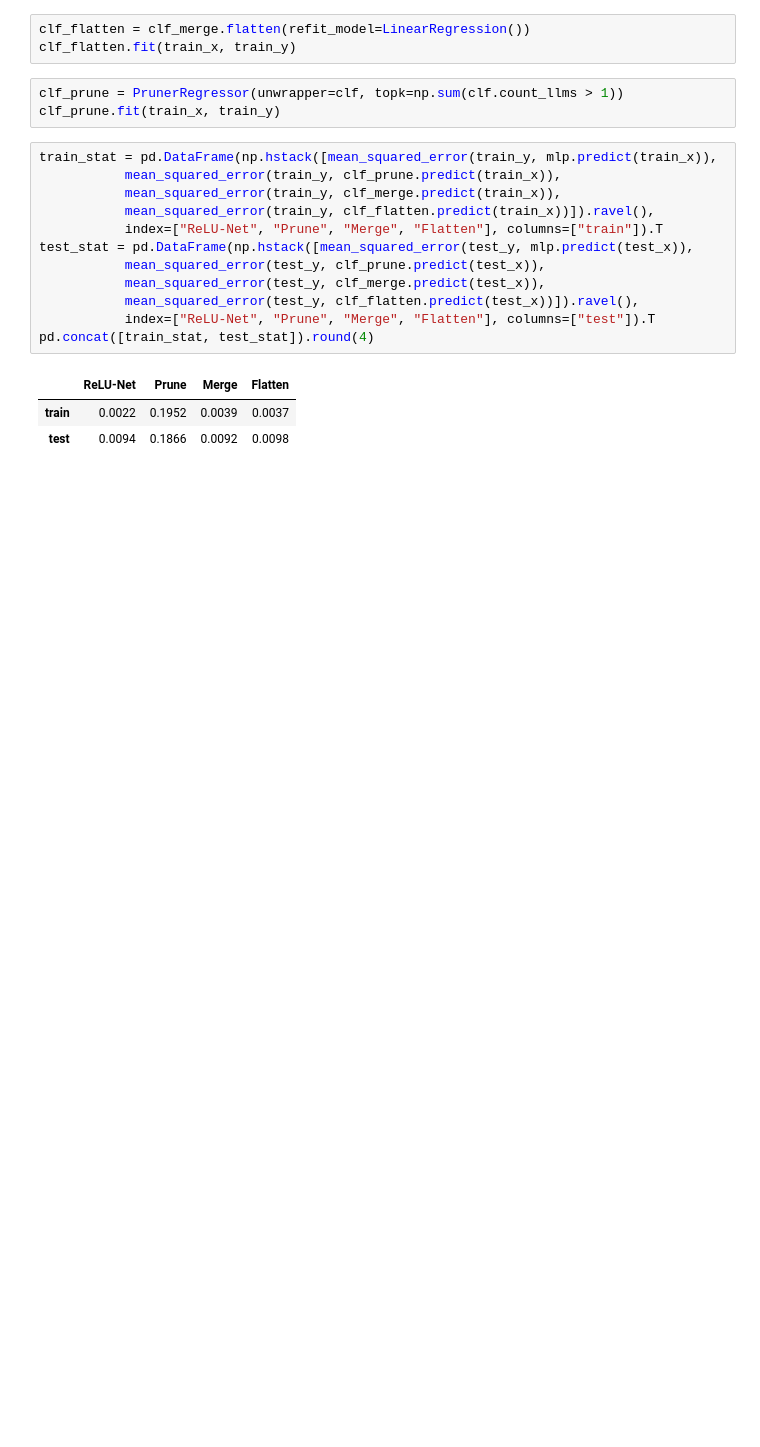
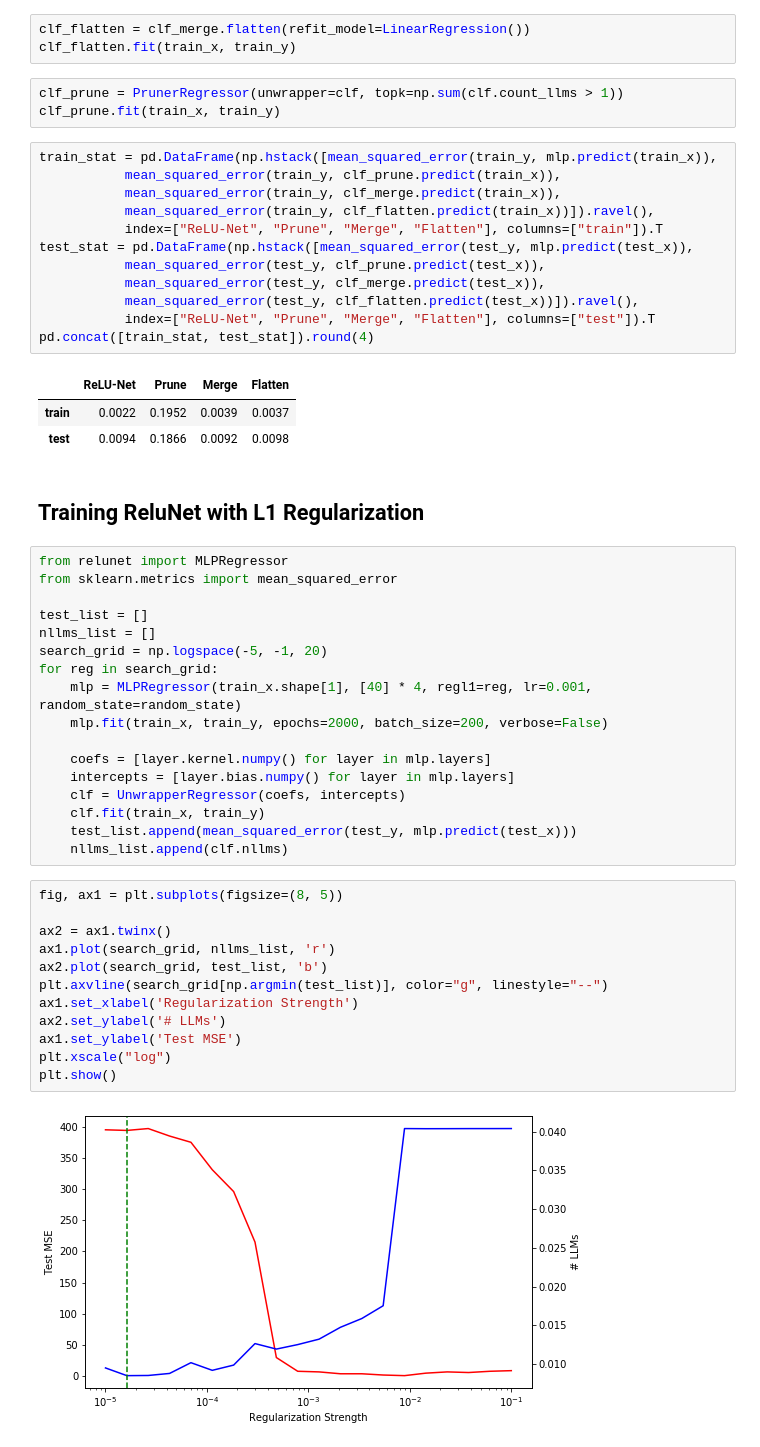
Before and after one commit to SelfExplainML/Aletheia, a Jupyter notebook: examples/BostonHouse.ipynb, the cells around one changed output. Cells and saved outputs as stored; diff of their text form; blank space fills up the shorter version.

```diff
--- a/examples/BostonHouse.ipynb
+++ b/examples/BostonHouse.ipynb
@@ -201,3 +202,36 @@ pd.concat([train_stat, test_stat]).round(4)
 |  | ReLU-Net | Prune | Merge | Flatten |
 | train | 0.0022 | 0.1952 | 0.0039 | 0.0037 |
 | test | 0.0094 | 0.1866 | 0.0092 | 0.0098 |
+# %% [markdown]
+## Training ReluNet with L1 Regularization
+# %%
+from relunet import MLPRegressor
+from sklearn.metrics import mean_squared_error
+
+test_list = []
+nllms_list = []
+search_grid = np.logspace(-5, -1, 20)
+for reg in search_grid:
+    mlp = MLPRegressor(train_x.shape[1], [40] * 4, regl1=reg, lr=0.001, random_state=random_state)
+    mlp.fit(train_x, train_y, epochs=2000, batch_size=200, verbose=False)
+
+    coefs = [layer.kernel.numpy() for layer in mlp.layers]
+    intercepts = [layer.bias.numpy() for layer in mlp.layers]
+    clf = UnwrapperRegressor(coefs, intercepts)
+    clf.fit(train_x, train_y)
+    test_list.append(mean_squared_error(test_y, mlp.predict(test_x)))
+    nllms_list.append(clf.nllms)
+# %%
+fig, ax1 = plt.subplots(figsize=(8, 5))
+
+ax2 = ax1.twinx()
+ax1.plot(search_grid, nllms_list, 'r')
+ax2.plot(search_grid, test_list, 'b')
+plt.axvline(search_grid[np.argmin(test_list)], color="g", linestyle="--")
+ax1.set_xlabel('Regularization Strength')
+ax2.set_ylabel('# LLMs')
+ax1.set_ylabel('Test MSE')
+plt.xscale("log")
+plt.show()
+# %% [output]
+[figure, added]
```
Also changed, not shown: parts of 12 cells of this notebook, 7 other files.
